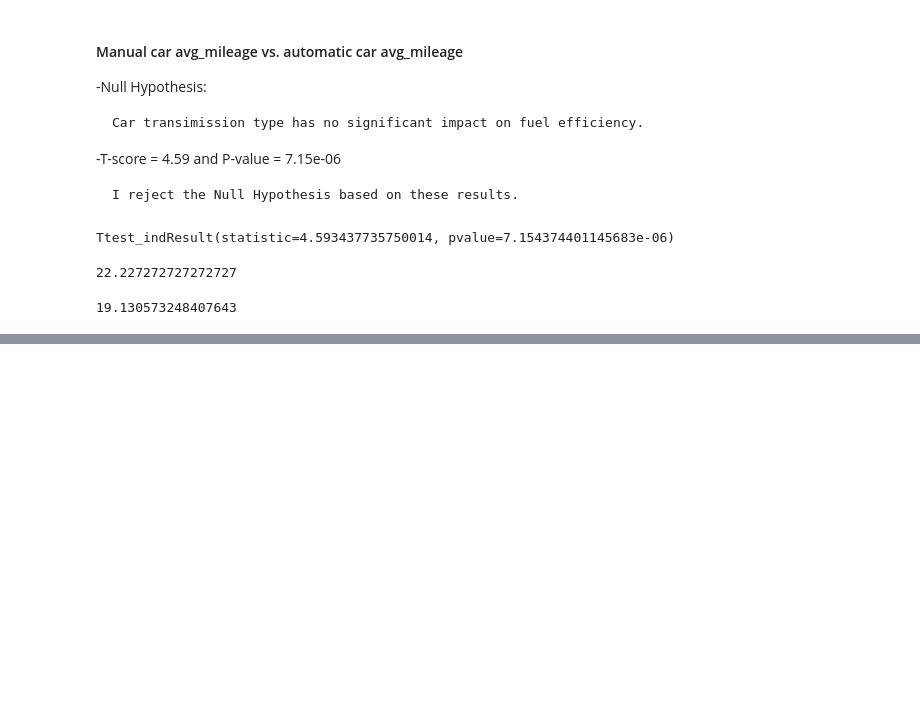
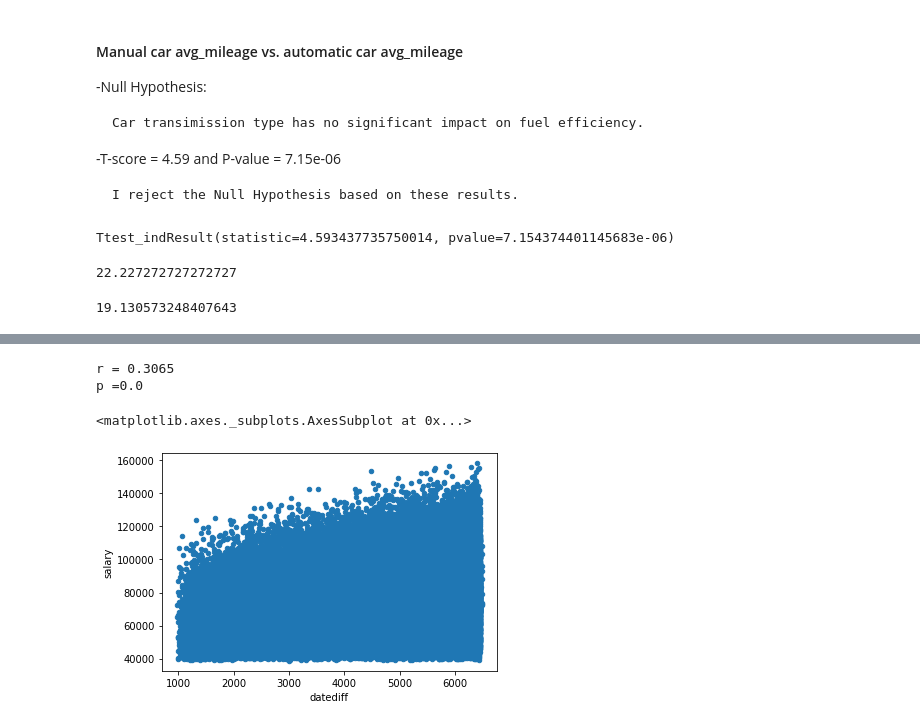
Before and after one commit to faithkane3/statistics-exercises, a Jupyter notebook: hypothesis_testing.ipynb, the cells around one changed output, grey strips where cells are left out. Drawn from its saved outputs; the diff is of its cells as text; code cells hidden in the pictures; blank space fills up the shorter version.

```diff
--- a/hypothesis_testing.ipynb
+++ b/hypothesis_testing.ipynb
@@ -287,0 +367,16 @@ auto_avg_mileage
+# %%
+def get_db_url(username, hostname, password, db_name):
+    return f"mysql+pymysql://{user}:{password}@{host}/{db_name}"
+
+url = get_db_url(user, host, password, "employees")
+query = """
+    SELECT emp_no, salary, DATEDIFF('2002-09-30', e.hire_date) as datediff, e.hire_date, t.title
+    FROM salaries as s
+    JOIN employees as e USING(emp_no)
+    JOIN titles as t USING(emp_no)
+    WHERE
+    s.to_date > '2002-09-30'
+    AND t.to_date > '2002-09-30';
+"""
+df_employees_tenure = pd.read_sql(query, url)
+df_employees_tenure.head()
@@ -287,0 +390,15 @@ auto_avg_mileage
+# %%
+salary = df_employees_tenure.salary
+datediff = df_employees_tenure.datediff
+
+r, p = stats.pearsonr(salary, datediff )
+print(f"r = {r:.4}")
+print(f"p ={p}")
+# %% [output]
+r = 0.3065
+p =0.0
+# %%
+df_employees_tenure.plot.scatter("datediff", "salary")
+# %% [output]
+<matplotlib.axes._subplots.AxesSubplot at 0x...>
+[figure, added]
```
Also changed, not shown: parts of 16 cells of this notebook.
